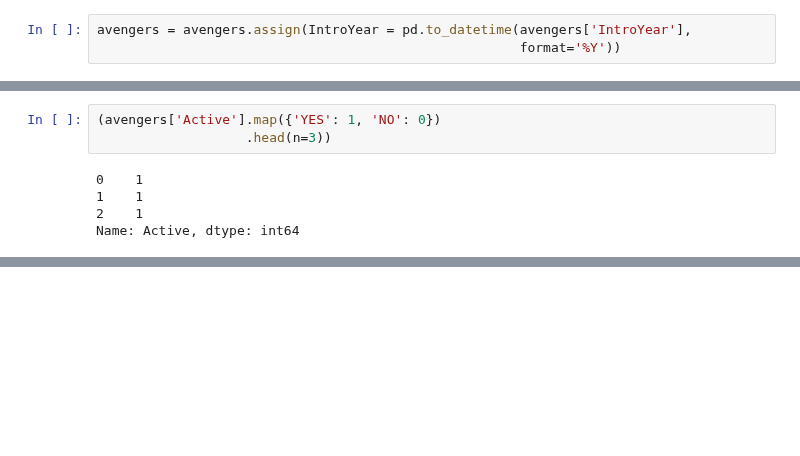
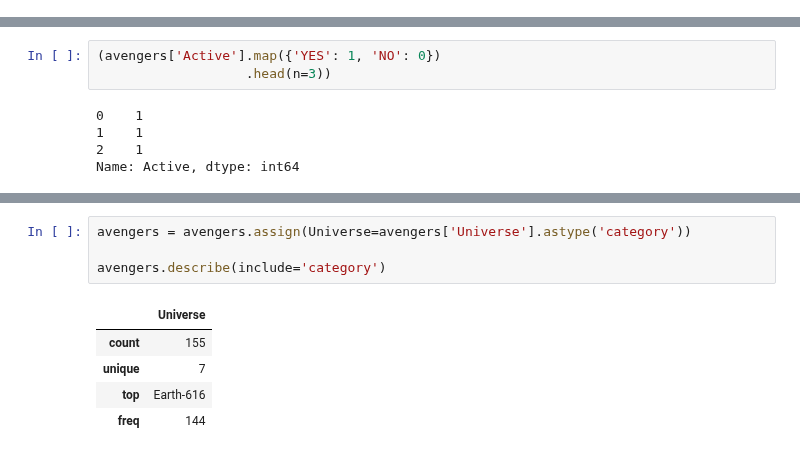
Before and after one commit to LDSSA/bootcamp, a Jupyter notebook: units/SLU15_Working_With_Real_Data/learning.ipynb, the cells around one changed output, grey strips where cells are left out. Drawn from its saved outputs; the diff is of its cells as text; blank space fills up the shorter version.

```diff
--- a/units/SLU15_Working_With_Real_Data/learning.ipynb
+++ b/units/SLU15_Working_With_Real_Data/learning.ipynb
@@ -86,6 +71,3 @@ This makes much more sense, we should keep it.
-# %%
-avengers = avengers.assign(IntroYear = pd.to_datetime(avengers['IntroYear'],
-                                                      format='%Y'))
 # %% [markdown]
 # 3 Apply functions over variables (or columns)
 # %% [markdown]
@@ -293,0 +272,10 @@ Label encoder (Series.map becomes unpractical)
+# %%
+avengers = avengers.assign(Universe=avengers['Universe'].astype('category'))
+
+avengers.describe(include='category')
+# %% [output]
+|  | Universe |
+| count | 155 |
+| unique | 7 |
+| top | Earth-616 |
+| freq | 144 |
```
Also changed, not shown: parts of 35 cells of this notebook, 1 other file.
